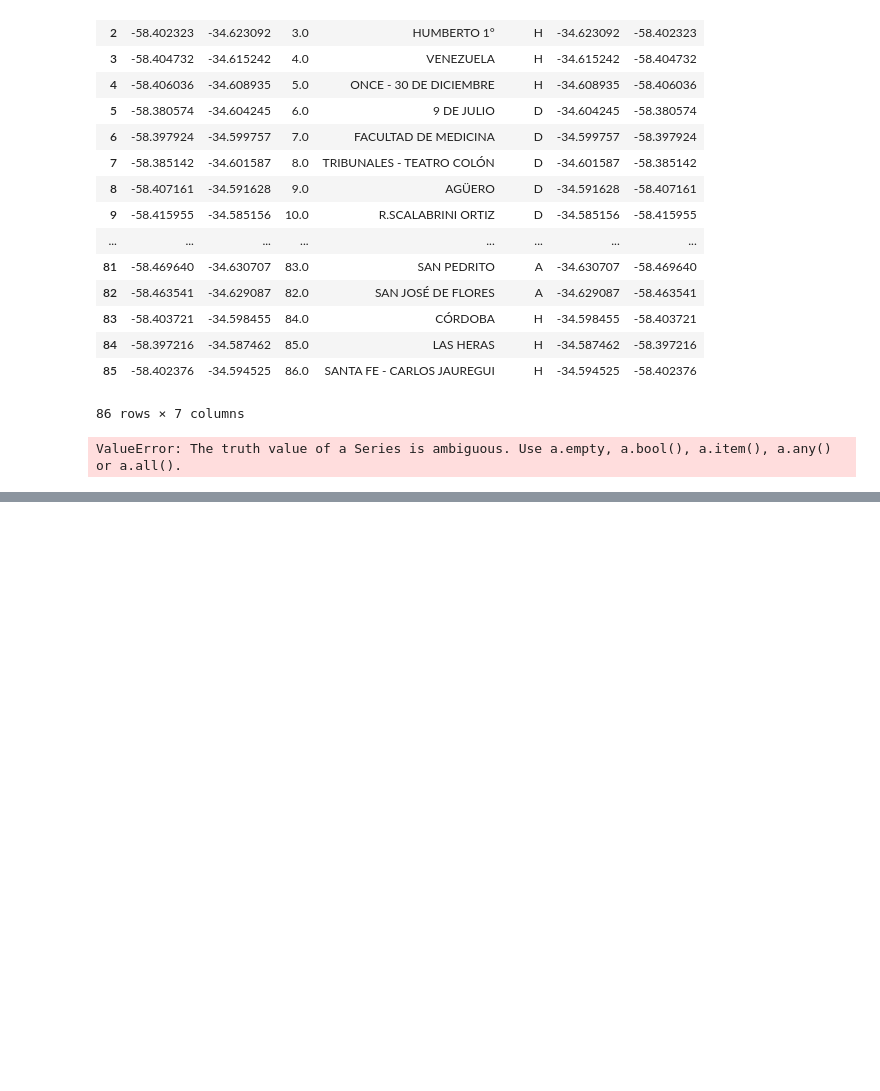
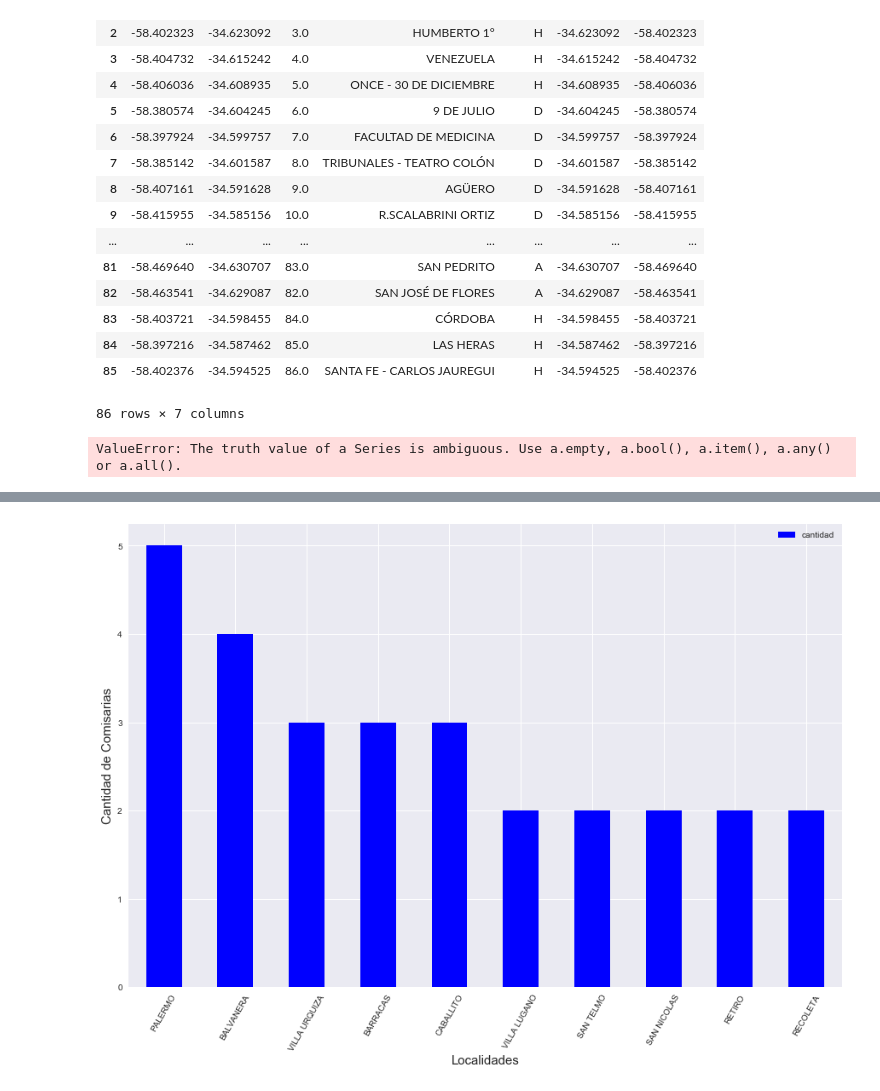
Before and after one commit to NicoGallegos/tpdatos, a Jupyter notebook: TP 1.ipynb, the cells around one changed output, grey strips where cells are left out. Saved outputs shown, nothing was run; the diff lists cells and outputs as text; code cells hidden in the pictures; blank space fills up the shorter version.

```diff
--- a/TP 1.ipynb
+++ b/TP 1.ipynb
@@ -852,0 +885,16 @@ espaciosVerdes['cantidad'] = 1
+# %%
+comisarias = pd.read_csv('resources/comisarias-policia-de-la-ciudad.csv', sep=';', encoding='UTF-8')
+comisarias['cantidad'] = 1
+comisariasByBarrio = comisarias.groupby('BARRIO').sum().reset_index()
+
+comisariasFiltered = comisariasByBarrio[['BARRIO', 'cantidad']]
+comisariasFiltered = comisariasFiltered.sort_values(by='cantidad', ascending=False)
+
+
+
+comisariasFiltered.set_index('BARRIO').head(10).plot(kind="bar", stacked=True , rot=60, figsize=(15,10), color='blue')
+
+plt.xlabel('Localidades', fontsize=15);
+plt.ylabel('Cantidad de Comisarias', fontsize=15);
+# %% [output]
+[figure, added]
```
Also changed, not shown: parts of 3 cells of this notebook.
